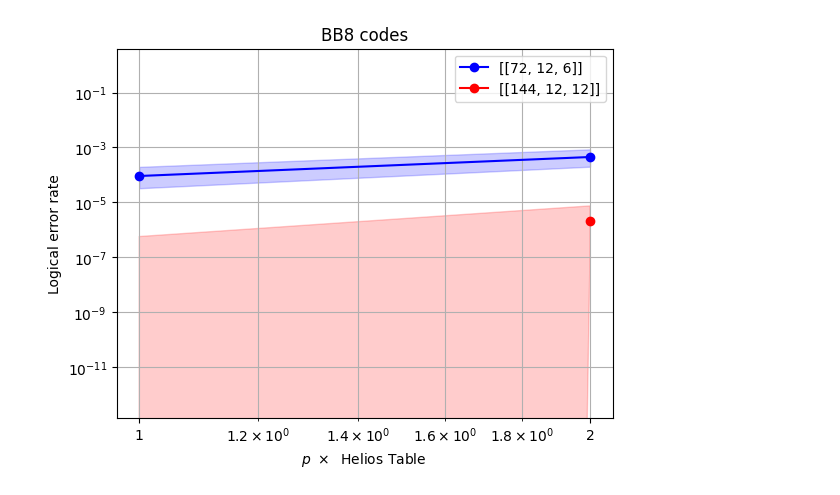
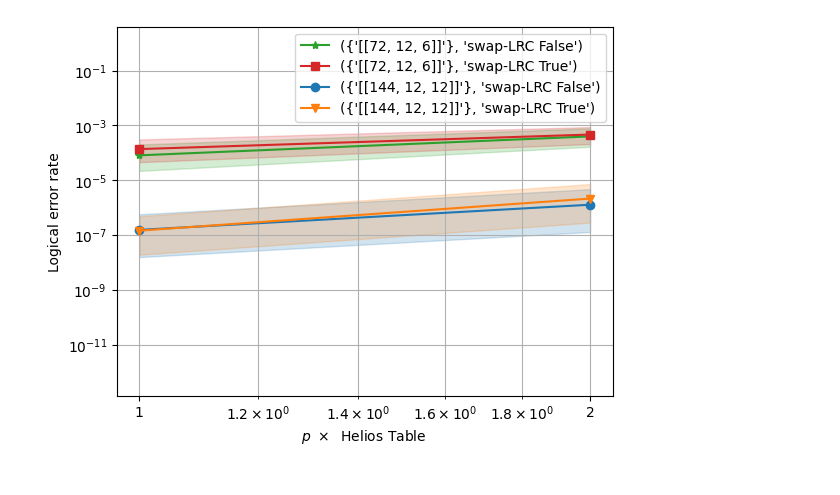
Before and after one commit to wamud/bb-ions, a Jupyter notebook: scripts/plot_mem_exp.ipynb, the cells around one changed output. Drawn from its saved outputs; the diff is of its cells as text; code cells hidden in the pictures.

```diff
--- a/scripts/plot_mem_exp.ipynb
+++ b/scripts/plot_mem_exp.ipynb
@@ -20,7 +20,6 @@ def my_axis_options(ax):
 
 
     ax.set_xlabel(r"$p$")
-    ax.set_title("BB8 codes")
 
     ## Helios noise:
     ax.set_xlabel(r"$p\ \times\ $ Helios Table ")
@@ -63,31 +70,30 @@ for stat in collected_stats:
 # %%
 import random
 import matplotlib.colors as mcolors
 
-excluded_B = {"185261175274", "05875534", "0112111534"}
+
+swap_LRC = 'True'
 
 fig, ax = plt.subplots(1, 1)
 sinter.plot_error_rate(
     ax=ax,
     stats=collected_stats,
     x_func=lambda stats: 1000 *stats.json_metadata['p'], #multiply by 1e3 if want as multiple of Helios noise
 
-    group_func=lambda s: s.json_metadata['nkd'],
+    group_func=lambda s: ({s.json_metadata['nkd']}, f"swap-LRC {s.json_metadata['swap_LRC']}"),
     failure_units_per_shot_func = lambda stats: stats.json_metadata['r'], # set as num_rounds ('r') failure units to find pL per round ... multiply by k = 4 to get per logical qubit?
     filter_func=lambda s:
-        s.json_metadata['b'] == 'Z' and
-        not any(b in s.json_metadata.get('B', '') for b in excluded_B)
-        ,
-    plot_args_func = lambda index, curve_id: {
-        'color': 'green' if '108' in curve_id else 'red' if '144' in curve_id else 'orange' if '90' in curve_id else 'blue' if '72' in curve_id else 'black' if '288' in curve_id else 'magenta' if '360' in curve_id else 'olive' if '192' in curve_id else 'cyan' if '216' in curve_id else 'brown' if '128' in curve_id else 'gray' if '64' in curve_id else
-        random.choice(list(mcolors.TABLEAU_COLORS.values()))
-        ,
-        'marker': 'o'
-        }
+        s.json_metadata['b'] == 'Z',
+    # plot_args_func = lambda index, curve_id: {
+    #     'color': 'green' if '108' in curve_id else 'red' if '144' in curve_id else 'orange' if '90' in curve_id else 'blue' if '72' in curve_id else 'black' if '288' in curve_id else 'magenta' if '360' in curve_id else 'olive' if '192' in curve_id else 'cyan' if '216' in curve_id else 'brown' if '128' in curve_id else 'gray' if '64' in curve_id else
+    #     random.choice(list(mcolors.TABLEAU_COLORS.values()))
+    #     ,
+    #     'marker': 'o'
+    #     }
         )
 my_axis_options(ax)
 # %% [output]
-[figure, old version]
+[figure, new version]
 # %%
 for stat in collected_stats:
     if '48_4_6' in stat.json_metadata['nkd']:
```
Also changed, not shown: parts of 3 cells of this notebook.
